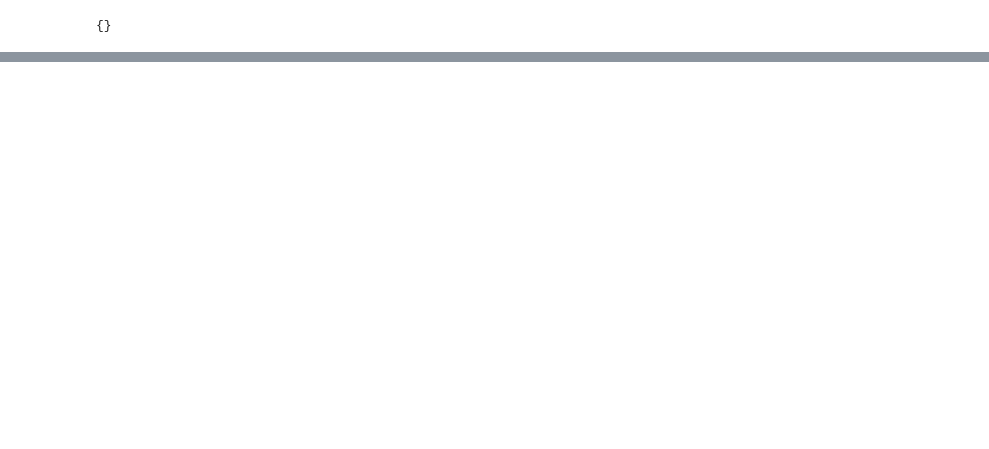
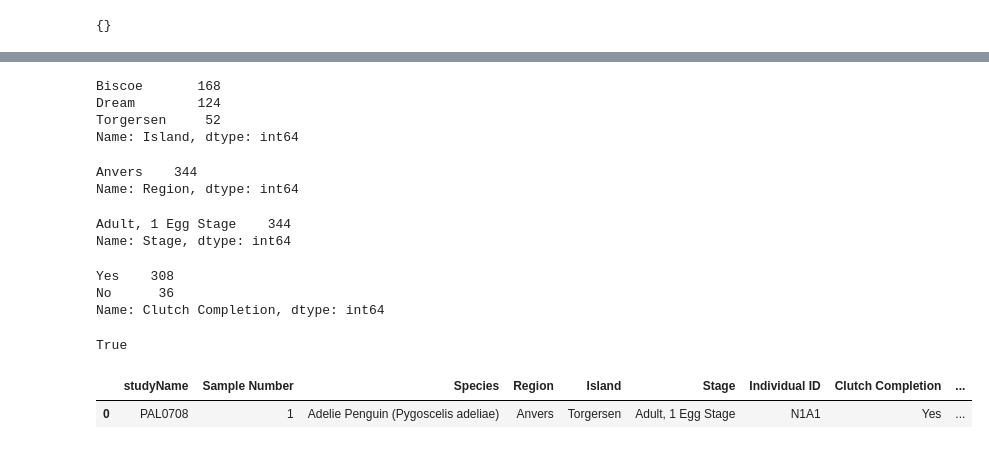
Before and after one commit to FahmidaNourin/Python-_Data_Arch, a Jupyter notebook: Penguins.ipynb, the cells around one changed output, grey strips where cells are left out. Cells and saved outputs as stored; diff of their text form; code cells hidden in the pictures; blank space fills up the shorter version.

```diff
--- a/Penguins.ipynb
+++ b/Penguins.ipynb
@@ -132,0 +157,32 @@ Search_Null(df2)
+# %%
+dataset["Island"].value_counts()
+# %% [output]
+Biscoe       168
+Dream        124
+Torgersen     52
+Name: Island, dtype: int64
+# %%
+dataset["Region"].value_counts()
+# %% [output]
+Anvers    344
+Name: Region, dtype: int64
+# %%
+dataset["Stage"].value_counts()
+# %% [output]
+Adult, 1 Egg Stage    344
+Name: Stage, dtype: int64
+# %%
+dataset["Clutch Completion"].value_counts()
+# %% [output]
+Yes    308
+No      36
+Name: Clutch Completion, dtype: int64
+# %%
+dataset['Body Mass (g)'].isnull().values.any()
+# %% [output]
+True
+# %%
+dataset.head(1)
+# %% [output]
+|  | studyName | Sample Number | Species | Region | Island | Stage | Individual ID | Clutch Completion | ... |
+| 0 | PAL0708 | 1 | Adelie Penguin (Pygoscelis adeliae) | Anvers | Torgersen | Adult, 1 Egg Stage | N1A1 | Yes | ... |
```
Also changed, not shown: parts of 11 cells of this notebook.
